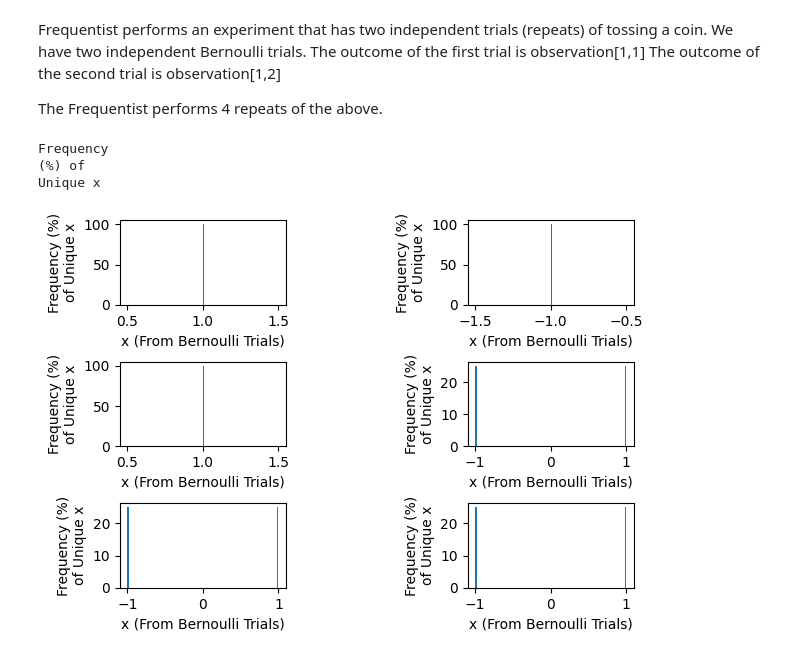
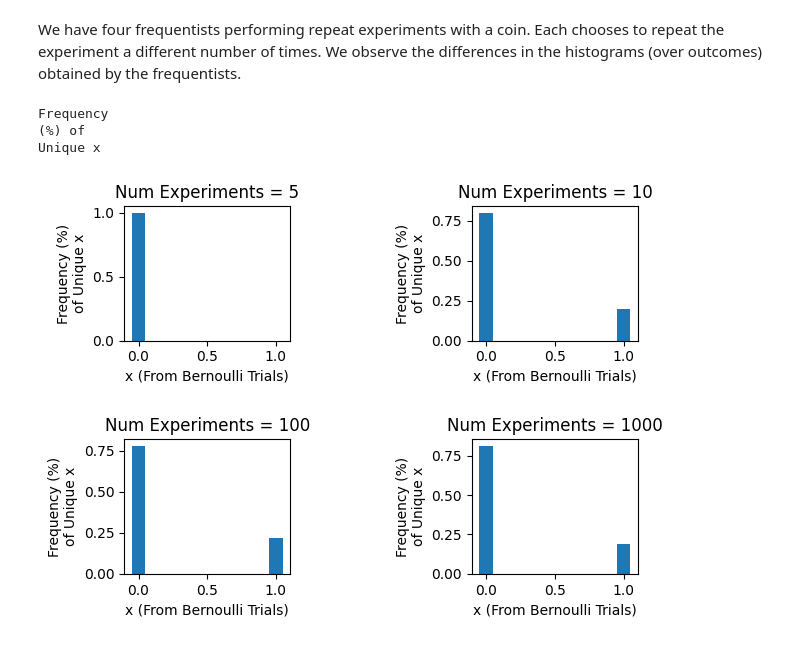
Before and after one commit to adityaaggupta2017/PNS-HW, a Jupyter notebook: ps_course/probability/Bernoulli.ipynb, the cells around one changed output. Cells and saved outputs as stored; diff of their text form; code cells hidden in the pictures.

Commit message:
Added cells to Binomial & Bernoulli for better illustration of the impact of number of Bern experiments and the Binomial param n

```diff
--- a/ps_course/probability/Bernoulli.ipynb
+++ b/ps_course/probability/Bernoulli.ipynb
@@ -43,4 +40,0 @@ The outcome of the second trial is observation[1,2]
-# %%
-v_numTrialsInAnExp = 1
-
-observation = aBernoulliExperiment(np.random.default_rng(1236), bernoulliParam_p=0.5, numRepeatsOfExp = 10, numTrialsInAnExp = v_numTrialsInAnExp, profitLoss=[10,-10])
@@ -99,44 +85,57 @@ The histogram values are: (array([2.5035, 0.    , 0.    , 0.    , 0.    , 0.
-# %% [markdown]
-Frequentist performs an experiment that has two independent trials (repeats) of tossing a coin. We have two independent Bernoulli trials.
-The outcome of the first trial is observation[1,1]
-The outcome of the second trial is observation[1,2]
-
-The Frequentist performs 4 repeats of the above.
-# %%
-v_numTrialsInAnExp = 2
-v_numRepeats = 6
-observation = aBernoulliExperiment(np.random.default_rng(1236), numTrialsInAnExp = v_numTrialsInAnExp, numRepeatsOfExp=v_numRepeats, profitLoss=[-1,1])
+# %% [markdown]
+We have four frequentists performing repeat experiments with a coin. Each chooses to repeat the experiment a different number of times. We observe the differences in the histograms (over outcomes) obtained by the frequentists.
+# %%
+frequentists = []
+
+v_bernoulliParam_p = 0.2
+
+numRepeats = [5, 10, 100, 1000]
+
+observationFreqentist1 = aBernoulliExperiment(np.random.default_rng(123768), bernoulliParam_p=v_bernoulliParam_p, numTrialsInAnExp = 1, numRepeatsOfExp=numRepeats[0], profitLoss=[1,0])
+observationFreqentist2 = aBernoulliExperiment(np.random.default_rng(123536), bernoulliParam_p=v_bernoulliParam_p, numTrialsInAnExp = 1, numRepeatsOfExp=numRepeats[1], profitLoss=[1,0])
+observationFreqentist3 = aBernoulliExperiment(np.random.default_rng(173286), bernoulliParam_p=v_bernoulliParam_p, numTrialsInAnExp = 1, numRepeatsOfExp=numRepeats[2], profitLoss=[1,0])
+observationFreqentist4 = aBernoulliExperiment(np.random.default_rng(198396), bernoulliParam_p=v_bernoulliParam_p, numTrialsInAnExp = 1, numRepeatsOfExp=numRepeats[3], profitLoss=[1,0])
+
+frequentists.append(observationFreqentist1)
+frequentists.append(observationFreqentist2)
+frequentists.append(observationFreqentist3)
+frequentists.append(observationFreqentist4)
 # %%
 #Prints and plots
 # print(("The array of observations (1 row per experiment repeat):", observation))
 # print(("Frequency of ones  (1 row per experiment repeat):",np.sum(observation,axis=1)/v_numTrialsInAnExp))
 # print("The histogram values are:", histVal)
 
-fig, ax = plt.subplots(nrows=int(np.ceil(v_numRepeats/2)), ncols=2, sharex=False)
+fig, ax = plt.subplots(nrows=2, ncols=2, sharex=False)
 
 # plt.subplots_adjust(bottom=0.1, right=0.8, top=0.9)
 
-plt.tight_layout(pad = 3.0, w_pad=10.0,h_pad=2.0)
+plt.tight_layout(pad = 3.0, w_pad=10.0,h_pad=5.0)
 
 fig.set_label("No of Trials of Bern Exp is " + str(v_numTrialsInAnExp))
 obsIdx = 0;
-for rowidx in range(int(np.ceil(v_numRepeats/2))):
+#for rowidx in range(int(np.ceil(v_numRepeats/2))):
+for rowidx in range(2):
     for colidx in range(2):
-        histVal = ax[rowidx][colidx].hist(observation[obsIdx,:], bins=100, density=True)
+        histVal = np.histogram(frequentists[obsIdx], bins=[0,0.5,1],density=False)
+        ax[rowidx][colidx].bar([0, 1], histVal[0]/numRepeats[obsIdx], width = 0.1)
         ax[rowidx][colidx].set_xscale("linear")
         ax[rowidx][colidx].set_xlabel("x (From Bernoulli Trials)")
         ax[rowidx][colidx].set_ylabel(textwrap.fill("Frequency (%) of Unique x", width = 15))
+        ax[rowidx][colidx].set_title("Num Experiments = " + str(numRepeats[obsIdx]))
         obsIdx = obsIdx + 1
-        if obsIdx >= v_numRepeats:
-            rowidx = v_numRepeats
-            colidx=2
-            break
+        # if obsIdx >= v_numRepeats:
+        #     rowidx = v_numRepeats
+        #     colidx=2
+        #     break
 
 # plt.subplot_tool()
 # plt.show(block=True)
+
+
 print(textwrap.fill("Frequency (%) of Unique x", width = 10))
 # %% [output]
 Frequency
 (%) of
 Unique x
-[figure, old version]
+[figure, new version]
```
Also changed, not shown: parts of 6 cells of this notebook, 3 other files.
